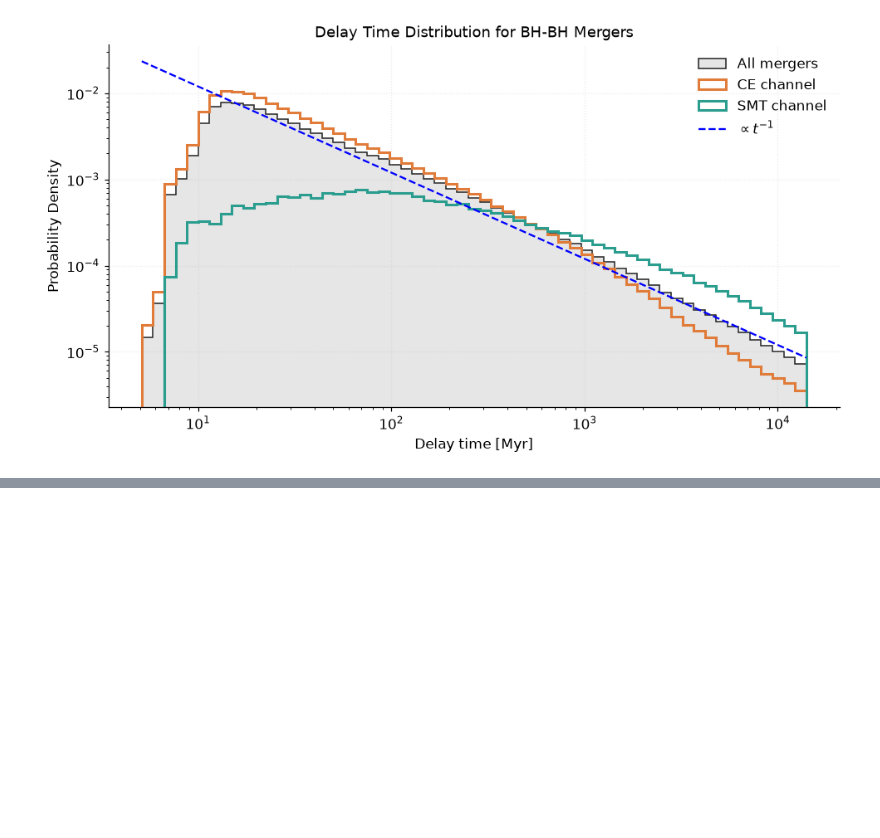
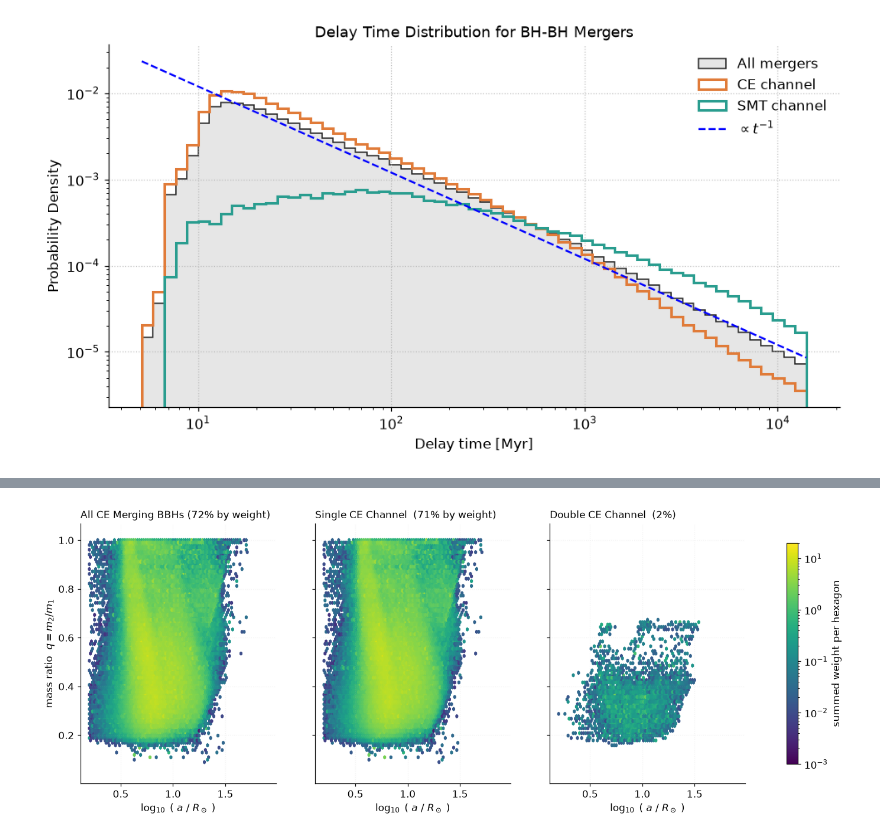
Before and after one commit to m-harry-9/GROWL_harry, a Jupyter notebook: onboarding_2/Second_exercise.ipynb, the cells around one changed output, grey strips where cells are left out. Cells and saved outputs as stored; diff of their text form; code cells hidden in the pictures; blank space fills up the shorter version.

```diff
--- a/onboarding_2/Second_exercise.ipynb
+++ b/onboarding_2/Second_exercise.ipynb
@@ -317,0 +560,27 @@ plt.show()
+# %%
+ce1_mask  = bbh.n_CE == 1
+ce2_mask = bbh.n_CE == 2
+
+fig,axes = plt.subplots(1, 3, figsize=(16.5, 5.2), sharex=True, sharey=True)
+
+# The SAME colour map and the SAME normalisation in all three panels, so that equal
+# colour means equal weight and the panels can honestly be compared by eye.
+panels = [
+    (bbh[ce_mask], f"All CE Merging BBHs ({100*bbh.w[ce_mask].sum()/bbh.w.sum():.0f}% by weight)"),
+    (bbh[ce1_mask],  f"Single CE Channel  ({100*bbh.w[ce1_mask].sum()/bbh.w.sum():.0f}% by weight)"),
+    (bbh[ce2_mask], f"Double CE Channel  ({100*bbh.w[ce2_mask].sum()/bbh.w.sum():.0f}%)"),
+]
+
+for ax, (d, title) in zip(axes, panels):
+    hb = ax.hexbin(d.log_a, d.q, C=d.w, reduce_C_function=np.sum,
+                   gridsize=85, extent=(0.2, 1.9, 0.05, 1.02), mincnt=1,
+                   norm=LogNorm(vmin=1e-3, vmax=20), cmap="viridis")
+    ax.set_title(title, loc="left", fontsize=11)
+    ax.set_xlabel(r"$\log_{10}$ ( $a$ / $R_\odot$ )")
+    ax.grid(alpha=0.15)
+
+axes[0].set_ylabel(r"mass ratio  $q = m_2/m_1$")
+fig.colorbar(hb, ax=axes, shrink=0.85, label="summed weight per hexagon")
+plt.show()
+# %% [output]
+[figure, added]
```
Also changed, not shown: parts of 16 cells of this notebook.
